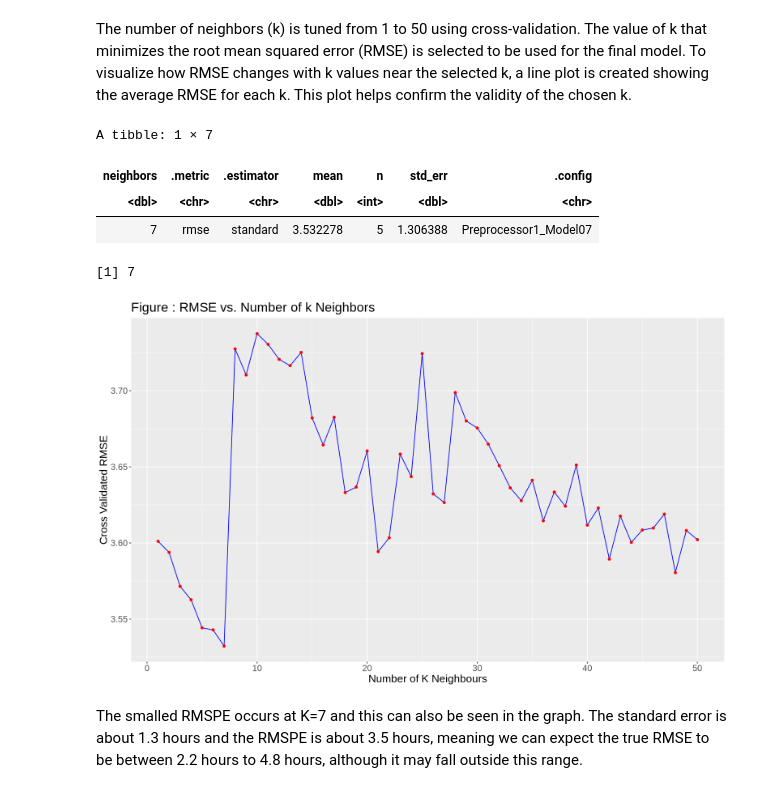
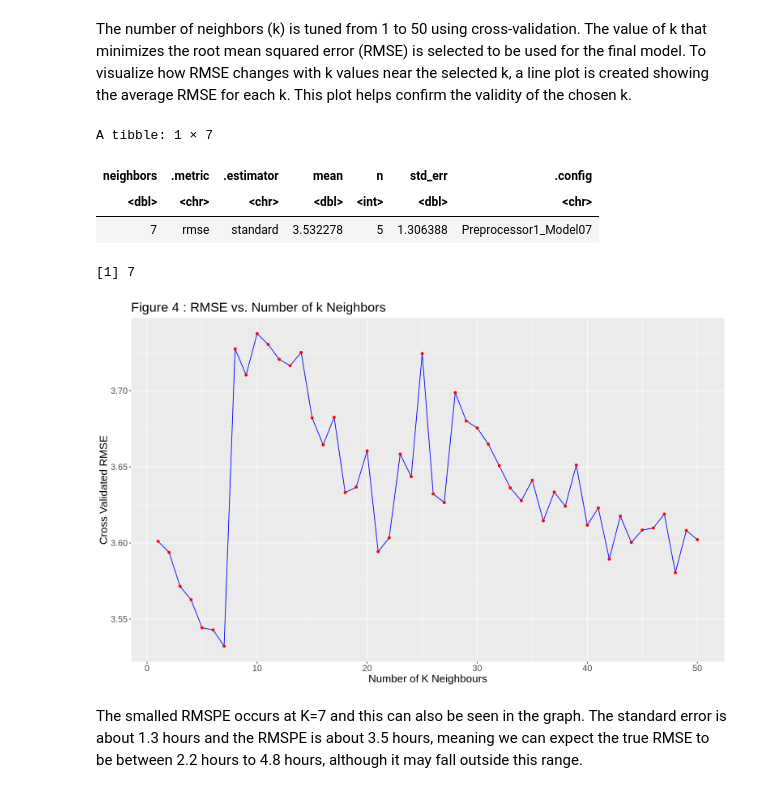
Before and after one commit to bhxxmika/DSCI-GROUP-PROJECT-15-, a Jupyter notebook: Group_project_final.ipynb, the cells around one changed output. Cells and saved outputs as stored; diff of their text form; code cells hidden in the pictures.

```diff
--- a/Group_project_final.ipynb
+++ b/Group_project_final.ipynb
@@ -271,35 +291,35 @@ knn_results <- knn_workflow |>
                 tune_grid(resamples = knn_vfold, grid = k_values) |>
                 collect_metrics()
 
 # Identify the k value with the lowest RMSE
 knn_min <- knn_results |>
             filter(.metric == "rmse") |>
             filter(mean == min(mean))
 
 knn_min
 
 #to get the value of K
 knn_min_val <- knn_min |>
                 pull(neighbors)
 knn_min_val
 
 
 options(repr.plot.width = 13, repr.plot.height = 8)
 #Filter to only include RMSE results and plot RMSE vs. k
 rmse_results<-knn_results |>
     filter(.metric=="rmse")
 ggplot(rmse_results, aes(x=neighbors, y=mean)) +
     geom_line(color="blue") +
     geom_point(color="red") +
-    labs(x="Number of K Neighbours", y= "Cross Validated RMSE", title= "Figure : RMSE vs. Number of k Neighbors") +
+    labs(x="Number of K Neighbours", y= "Cross Validated RMSE", title= "Figure 4 : RMSE vs. Number of k Neighbors") +
     theme(text = element_text(size = 16))
 # %% [output]
 A tibble: 1 × 7
 | neighbors | .metric | .estimator | mean | n | std_err | .config |
 | <dbl> | <chr> | <chr> | <dbl> | <int> | <dbl> | <chr> |
 | 7 | rmse | standard | 3.532278 | 5 | 1.306388 | Preprocessor1_Model07 |
 [1] 7
-[figure, old version]
+[figure, new version]
 # %% [markdown]
 The smalled RMSPE occurs at K=7 and this can also be seen in the graph. The standard error is about 1.3 hours and the RMSPE is about 3.5 hours, meaning we can expect the true RMSE to be between 2.2 hours to 4.8 hours, although it may fall outside this range.
 # %% [markdown]
```
Also changed, not shown: parts of 15 cells of this notebook.
